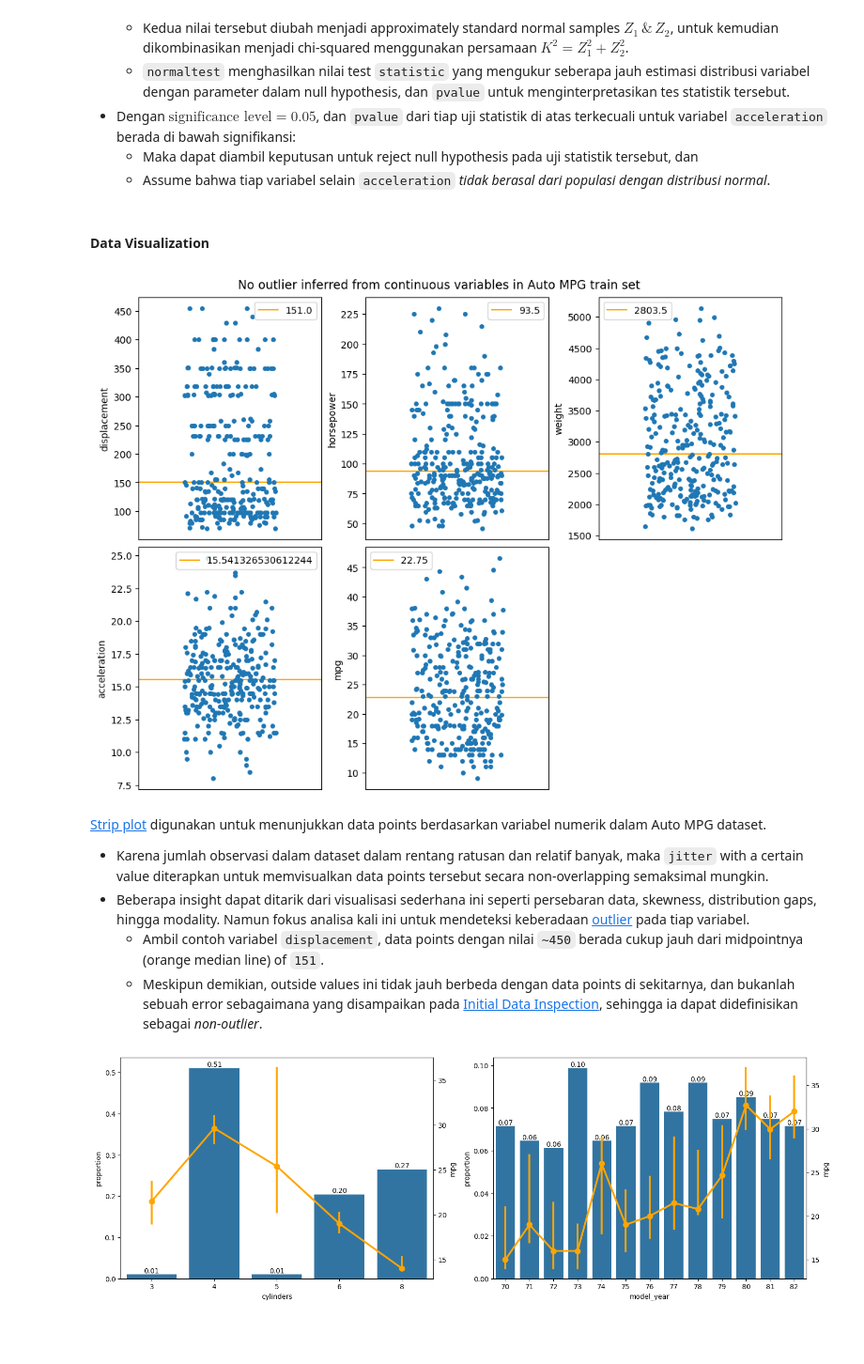
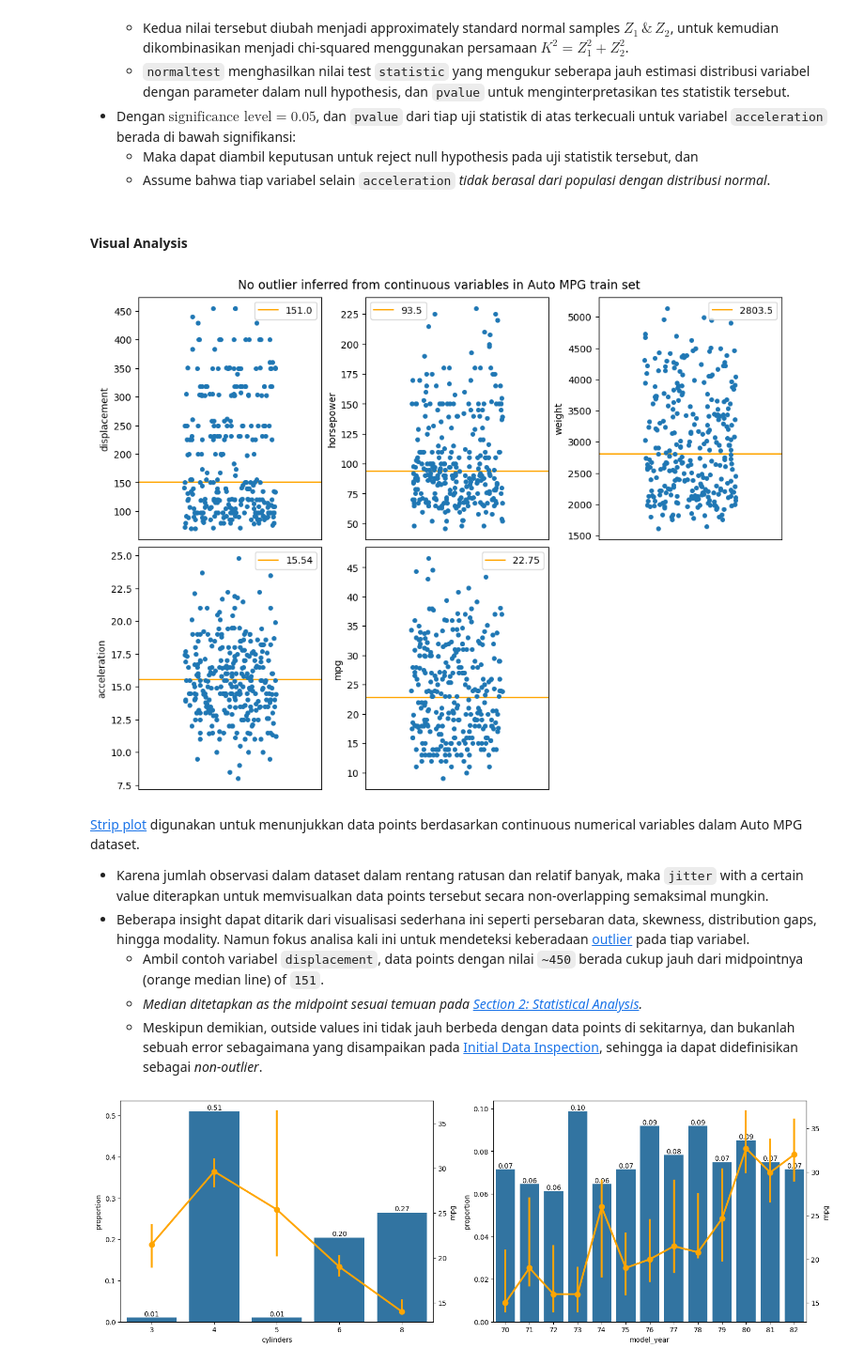
Before and after one commit to garudapaksi-yusuf/Auto_MPG_Prediction, a Jupyter notebook: notebook/notebook.ipynb, the cells around one changed output. Shown at 94% size. Saved outputs shown, nothing was run; the diff lists cells and outputs as text; code cells hidden in the pictures; blank space fills up the shorter version.

```diff
--- a/notebook/notebook.ipynb
+++ b/notebook/notebook.ipynb
@@ -174,11 +192,10 @@ plt.figure(
 plt.suptitle(t="Missing data in 'horsepower' variable terlihat acak")
 
 # plot heatmap consisting of missing data
-sns.heatmap(
+axes = sns.heatmap(
     data=data.isna().sort_index(),
     cmap="Blues_r"
 )
-plt.show()
 # %% [output]
 [figure]
 # %% [markdown]
@@ -457,7 +474,7 @@ pd.DataFrame(
     * Maka dapat diambil keputusan untuk reject null hypothesis pada uji statistik tersebut, dan
     * Assume bahwa tiap variabel selain `acceleration` *tidak berasal dari populasi dengan distribusi normal*.
 # %% [markdown]
-#### Data Visualization
+#### Visual Analysis
 # %%
 # create & setup plot figure
 width, height = 10, 7.5
@@ -469,44 +486,59 @@ suptitle_size = 12.5
 plt.suptitle(
     t="No outlier inferred from continuous variables in Auto MPG train set",
     size=suptitle_size
 )
 
 # subset variables with continuous data type from numerical variables
 discrete_columns = ["cylinders", "model_year"]
 continuous_train = numerical_train.drop(columns=discrete_columns)
 
 # plot visualization for continuous variables
 nrows, ncols = 2, 3
 for count, column in enumerate(iterable=continuous_train):
     plt.subplot(nrows, ncols, count + 1)
 
-    def plot_strip():
-        kwargs = dict(data=continuous_train, y=column, jitter=0.25)
-        axes = sns.stripplot(**kwargs)
+    def plot_strip(outliers=None):
+        """Plots a strip plot of the specified data.
+
+        Returns:
+            Axes: The axes object containing the strip plot.
+        """
+        kwargs = dict(y=column, jitter=0.25)
+        axes = sns.stripplot(**kwargs, data=continuous_train)
+        # axes = sns.stripplot(**kwargs, data=outliers)
         axes.set_xticks(ticks=list())
 
         return axes
 
     if column != "acceleration":
+        # quantile_3, quantile_1 = data[column].quantile(q=0.75), data[column].quantile(q=0.25)
+        # interquartile_range = quantile_3 - quantile_1
+        # factor = 1.5
+        # upper_limit, lower_limit = quantile_3 + factor * interquartile_range, quantile_1 - factor * interquartile_range
+        # outliers = data[(data[column] > upper_limit) | (data[column] < lower_limit)]
         axes = plot_strip()
 
         median = data[column].median()
         median_line = plt.axhline(y=median, color="orange")
         axes.legend(handles=[median_line], labels=[median])
 
     else:
+        mean, std = data[column].mean(), data[column].std()
+        # factor = 3
+        # upper_limit, lower_limit = mean + factor * std, mean - factor * std
+        # outliers = data[(data[column] > upper_limit) | (data[column] < lower_limit)]
         axes = plot_strip()
 
-        mean = data[column].mean()
         mean_line = plt.axhline(y=mean, color="orange")
-        axes.legend(handles=[mean_line], labels=[mean])
+        axes.legend(handles=[mean_line], labels=[f"{mean:.2f}"])
 # %% [output]
-[figure, old version]
+[figure, new version]
 # %% [markdown]
-[Strip plot](https://seaborn.pydata.org/tutorial/categorical.html#categorical-tutorial) digunakan untuk menunjukkan data points berdasarkan variabel numerik dalam Auto MPG dataset.
+[Strip plot](https://seaborn.pydata.org/tutorial/categorical.html#categorical-tutorial) digunakan untuk menunjukkan data points berdasarkan continuous numerical variables dalam Auto MPG dataset.
 * Karena jumlah observasi dalam dataset dalam rentang ratusan dan relatif banyak, maka `jitter` with a certain value diterapkan untuk memvisualkan data points tersebut secara non-overlapping semaksimal mungkin.
 * Beberapa insight dapat ditarik dari visualisasi sederhana ini seperti persebaran data, skewness, distribution gaps, hingga modality. Namun fokus analisa kali ini untuk mendeteksi keberadaan [outlier](https://en.wikipedia.org/wiki/Outlier) pada tiap variabel.
     * Ambil contoh variabel `displacement`, data points dengan nilai `~450` berada cukup jauh dari midpointnya (orange median line) of `151`.
+    * *Median ditetapkan as the midpoint sesuai temuan pada [Section 2: Statistical Analysis](#statistical-analysis).*
     * Meskipun demikian, outside values ini tidak jauh berbeda dengan data points di sekitarnya, dan bukanlah sebuah error sebagaimana yang disampaikan pada [Initial Data Inspection](#initial-data-inspection), sehingga ia dapat didefinisikan sebagai *non-outlier*.
 # %%
 # create & setup plot figure
```
Also changed, not shown: parts of 73 cells of this notebook.
